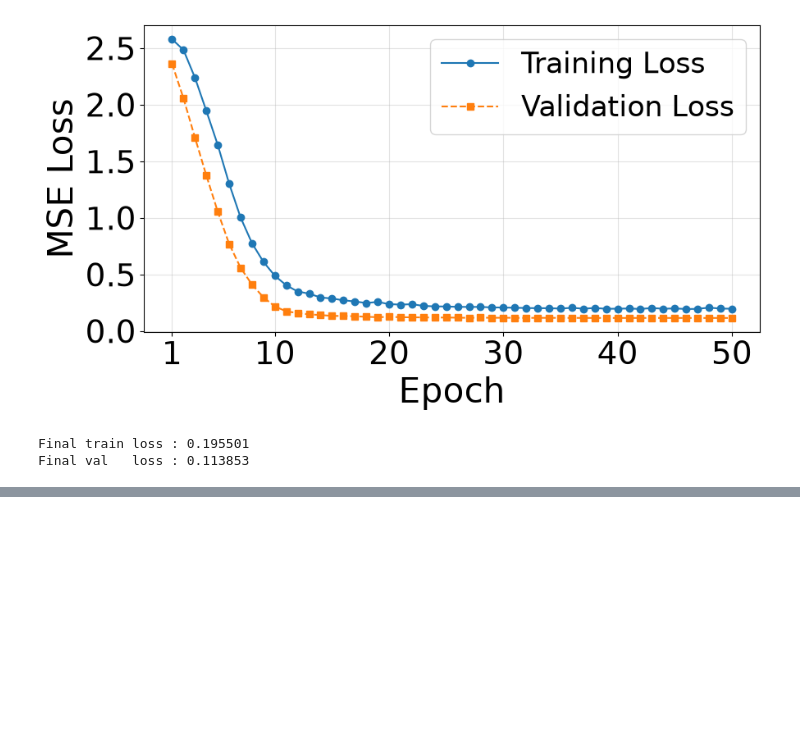
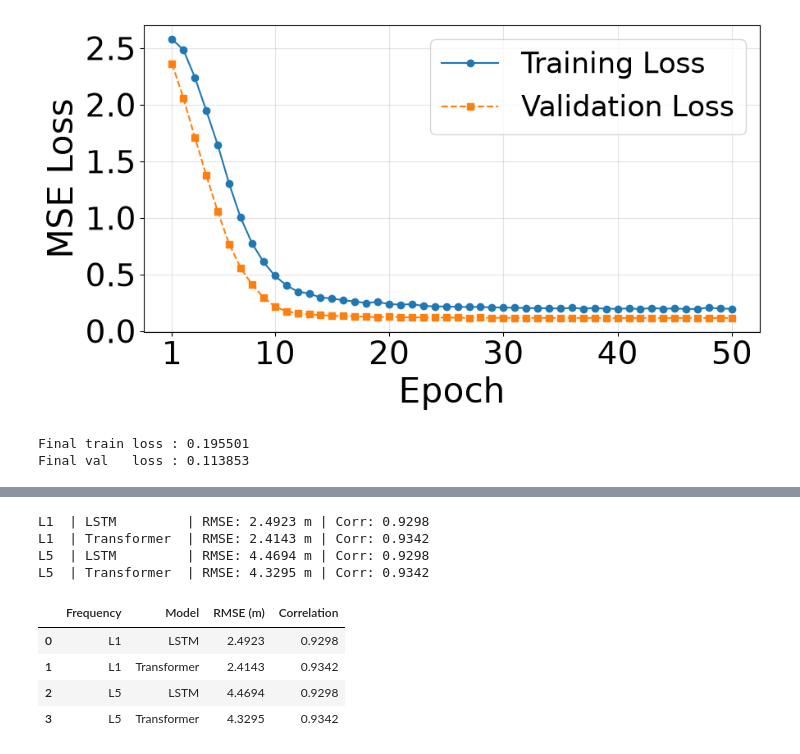
Before and after one commit to codewithavra/ionospheric-tec-forecasting, a Jupyter notebook: dataset1_forecasting.ipynb, the cells around one changed output, grey strips where cells are left out. Saved outputs shown, nothing was run; the diff lists cells and outputs as text; code cells hidden in the pictures; blank space fills up the shorter version.

```diff
--- a/dataset1_forecasting.ipynb
+++ b/dataset1_forecasting.ipynb
@@ -553,0 +540,44 @@ Saved TEC forecast summary to: C:\Users\avran\OneDrive\Desktop\ionospheric-tec-f
+# %%
+# RMSE & Correlation on Ionospheric Delay — L1 & L5, LSTM vs Transformer (Dataset 1, Day 41)
+freqs = {"L1": F_L1, "L5": F_L5}
+
+actual_tec_1, lstm_tec_1, trans_tec_1 = actual41_1, lstm_pred41_1, trans_pred41_1
+
+delay_rows_1 = []
+
+for freq_label, freq_hz in freqs.items():
+    actual_delay, lstm_delay, trans_delay = compute_all_delays(
+        actual_tec_1, lstm_tec_1, trans_tec_1, frequency=freq_hz
+    )
+
+    for model_name, pred_delay in (
+        ("LSTM", lstm_delay),
+        ("Transformer", trans_delay),
+    ):
+        delay_rmse = rmse(pred_delay, actual_delay)
+        delay_corr = pearson_correlation(pred_delay, actual_delay)
+
+        delay_rows_1.append({
+            "Frequency":   freq_label,
+            "Model":       model_name,
+            "RMSE (m)":    delay_rmse,
+            "Correlation": delay_corr,
+        })
+
+        print(
+            f"{freq_label:<3} | {model_name:<12} "
+            f"| RMSE: {delay_rmse:.4f} m | Corr: {delay_corr:.4f}"
+        )
+
+iono_delay_metrics_table_1 = pd.DataFrame(delay_rows_1).round(4)
+iono_delay_metrics_table_1
+# %% [output]
+L1  | LSTM         | RMSE: 2.4923 m | Corr: 0.9298
+L1  | Transformer  | RMSE: 2.4143 m | Corr: 0.9342
+L5  | LSTM         | RMSE: 4.4694 m | Corr: 0.9298
+L5  | Transformer  | RMSE: 4.3295 m | Corr: 0.9342
+|  | Frequency | Model | RMSE (m) | Correlation |
+| 0 | L1 | LSTM | 2.4923 | 0.9298 |
+| 1 | L1 | Transformer | 2.4143 | 0.9342 |
+| 2 | L5 | LSTM | 4.4694 | 0.9298 |
+| 3 | L5 | Transformer | 4.3295 | 0.9342 |
```
Also changed, not shown: parts of 45 cells of this notebook.
